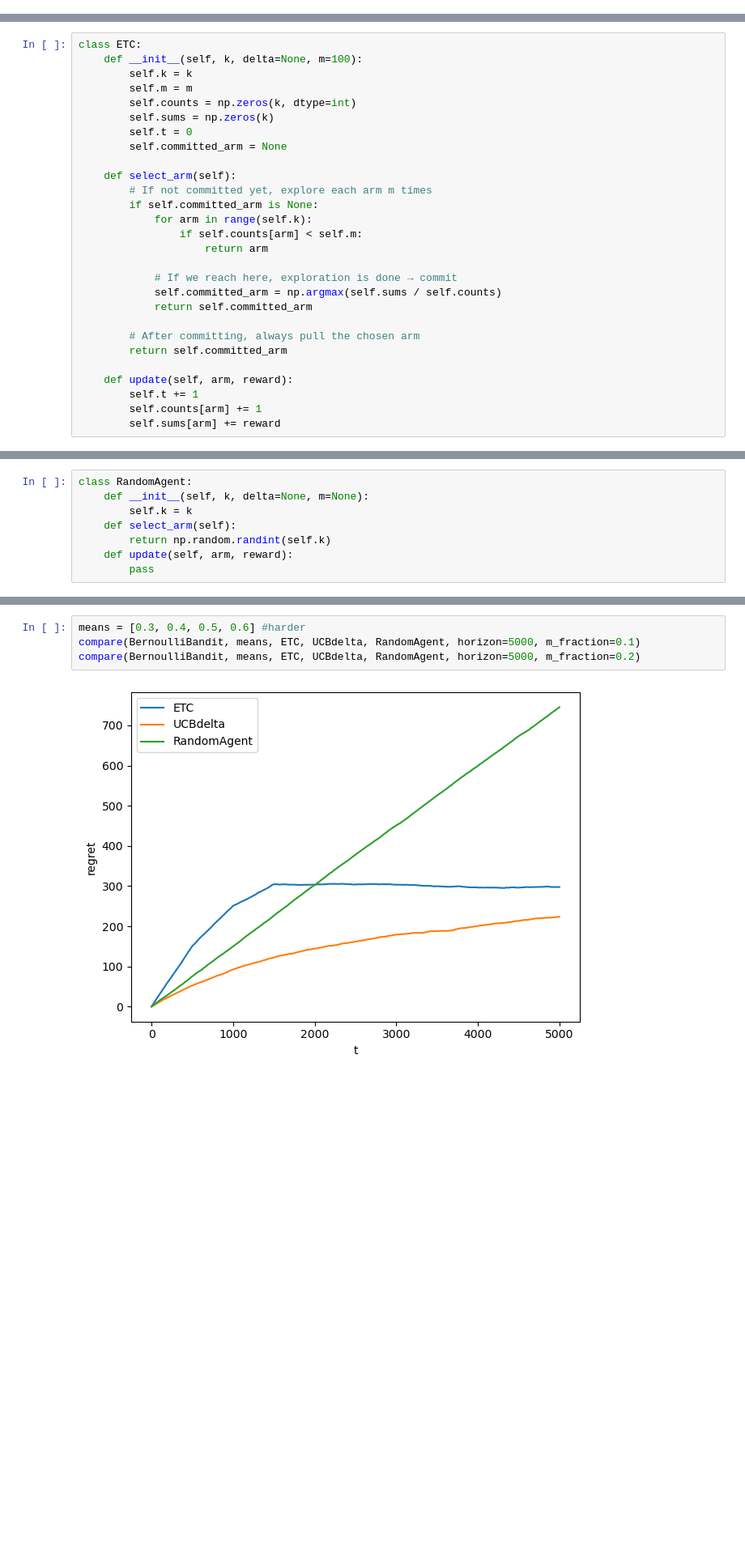
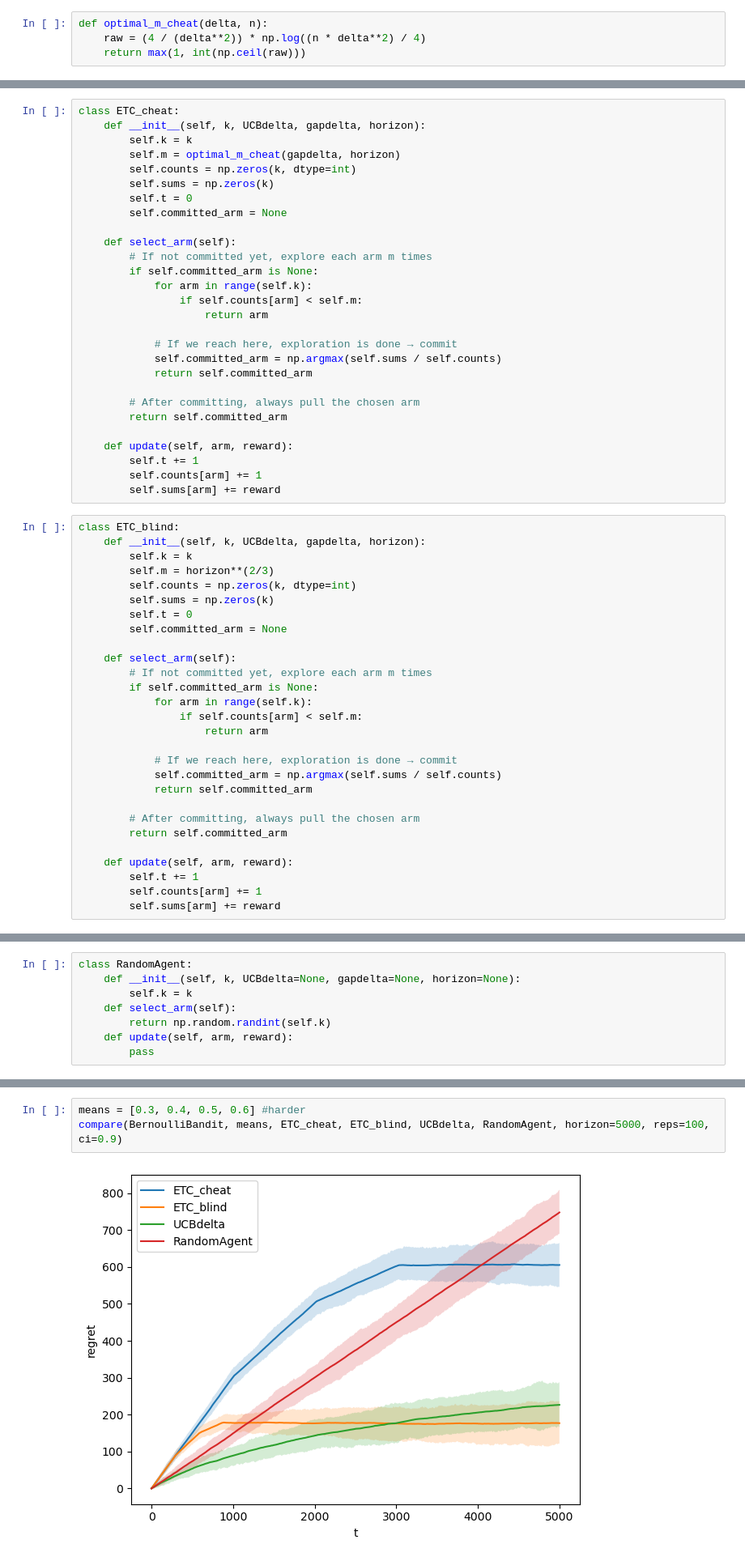
Before and after one commit to sun-ruiheng/MA4198, a Jupyter notebook: ucb.ipynb, the cells around one changed output, grey strips where cells are left out. Shown at 81% size. Saved outputs shown, nothing was run; the diff lists cells and outputs as text; blank space fills up the shorter version.

Commit message:
updated m rule for ETC, updated plots with confidence bands

```diff
--- a/ucb.ipynb
+++ b/ucb.ipynb
@@ -359,13 +359,17 @@ To look more into:
 * the role played by how to choose $\delta := some\_function(n)$
 * plot easy settings vs hard settings (close to uniform) (done)
 * the above cell: about generalizing to env class rather than fixing the bandit instance
+# %%
+def optimal_m_cheat(delta, n):
+    raw = (4 / (delta**2)) * np.log((n * delta**2) / 4)
+    return max(1, int(np.ceil(raw)))
 # %% [markdown]
 ### Code for ETC comparison
 # %%
-class ETC:
-    def __init__(self, k, delta=None, m=100):
+class ETC_cheat:
+    def __init__(self, k, UCBdelta, gapdelta, horizon):
         self.k = k
-        self.m = m
+        self.m = optimal_m_cheat(gapdelta, horizon)
         self.counts = np.zeros(k, dtype=int)
         self.sums = np.zeros(k)
         self.t = 0
@@ -389,11 +393,39 @@ class ETC:
         self.t += 1
         self.counts[arm] += 1
         self.sums[arm] += reward
+# %%
+class ETC_blind:
+    def __init__(self, k, UCBdelta, gapdelta, horizon):
+        self.k = k
+        self.m = horizon**(2/3)
+        self.counts = np.zeros(k, dtype=int)
+        self.sums = np.zeros(k)
+        self.t = 0
+        self.committed_arm = None
+
+    def select_arm(self):
+        # If not committed yet, explore each arm m times
+        if self.committed_arm is None:
+            for arm in range(self.k):
+                if self.counts[arm] < self.m:
+                    return arm
+
+            # If we reach here, exploration is done → commit
+            self.committed_arm = np.argmax(self.sums / self.counts)
+            return self.committed_arm
+
+        # After committing, always pull the chosen arm
+        return self.committed_arm
+
+    def update(self, arm, reward):
+        self.t += 1
+        self.counts[arm] += 1
+        self.sums[arm] += reward
 # %% [markdown]
 ### Benchmark: always randomly pull
 # %%
 class RandomAgent:
-    def __init__(self, k, delta=None, m=None):
+    def __init__(self, k, UCBdelta=None, gapdelta=None, horizon=None):
         self.k = k
     def select_arm(self):
         return np.random.randint(self.k)
@@ -444,6 +508,5 @@ compare(BernoulliBandit, means, ETC, UCBdelta, RandomAgent, horizon=5000, m_frac
 # %%
 means = [0.3, 0.4, 0.5, 0.6] #harder
-compare(BernoulliBandit, means, ETC, UCBdelta, RandomAgent, horizon=5000, m_fraction=0.1)
-compare(BernoulliBandit, means, ETC, UCBdelta, RandomAgent, horizon=5000, m_fraction=0.2)
+compare(BernoulliBandit, means, ETC_cheat, ETC_blind, UCBdelta, RandomAgent, horizon=5000, reps=100, ci=0.9)
 # %% [output]
-[figure, old version]
+[figure, new version]
```
Also changed, not shown: parts of 10 cells of this notebook, 1 other file.
